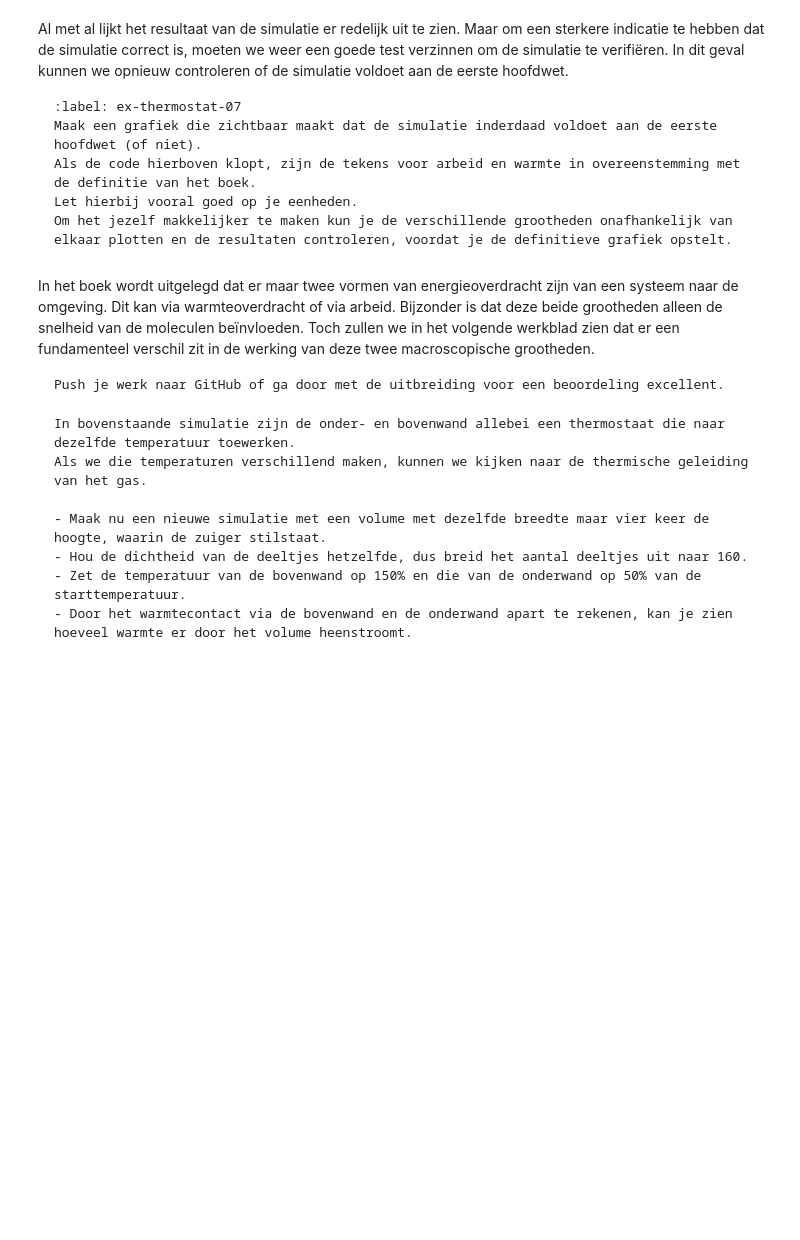
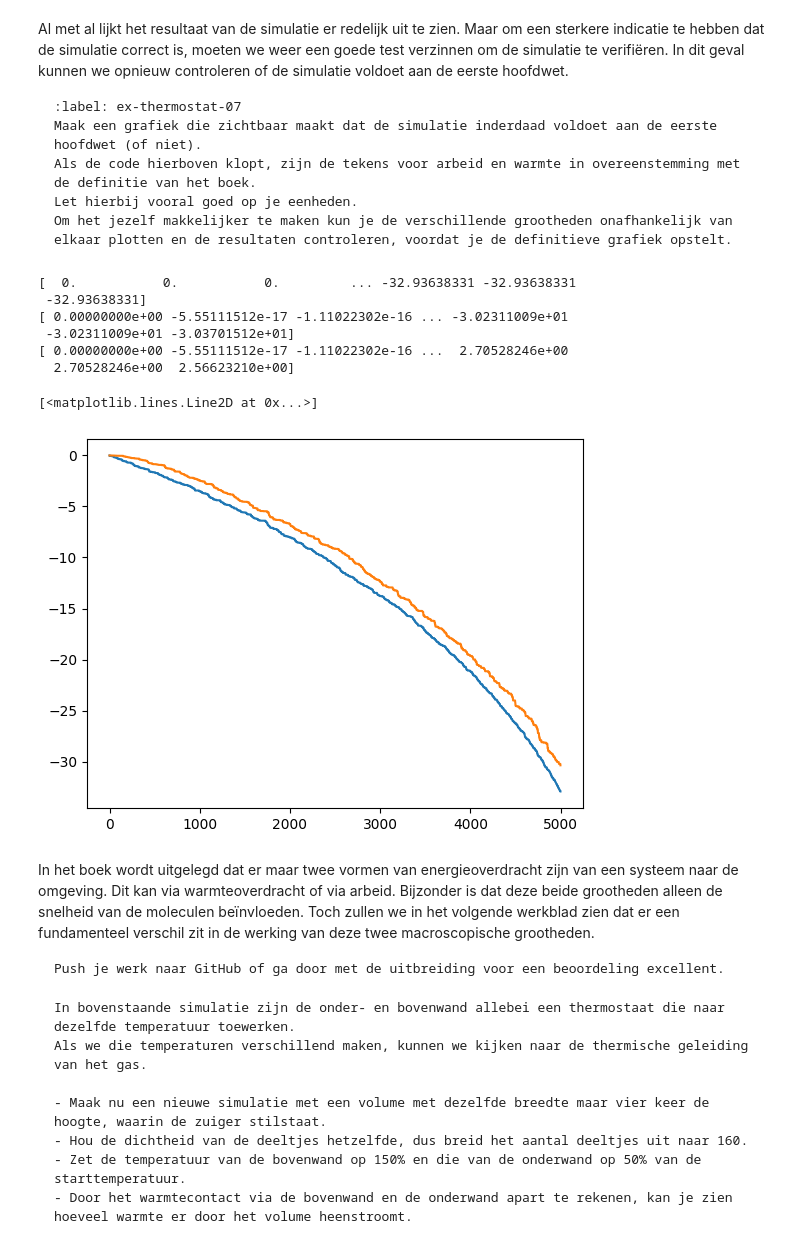
Before and after one commit to arenmeghdadi/314159265358979323846264338, a Jupyter notebook: Content/PySim/8_thermostaat.ipynb, the cells around one changed output. Drawn from its saved outputs; the diff is of its cells as text; code cells hidden in the pictures; blank space fills up the shorter version.

````diff
--- a/Content/PySim/8_thermostaat.ipynb
+++ b/Content/PySim/8_thermostaat.ipynb
@@ -418,6 +418,27 @@ Om het jezelf makkelijker te maken kun je de verschillende grootheden onafhankel
 ```
 # %%
 #your code/answer
+
+
+print(works)
+print(heats)
+print(heats - works)
+plt.figure()
+plt.plot(works)
+plt.plot(heats)
+
+
+# geen idee wat ik nu precies plot op de x as maar in ieder geval de arbeid is praktisch gelijk aan de warmtetransport, wat klopt met
+# de eerste hoofdwet aangezien het verschil in energie bij deze simulatie 0 moet zijn.
+# %% [output]
+[  0.           0.           0.         ... -32.93638331 -32.93638331
+ -32.93638331]
+[ 0.00000000e+00 -5.55111512e-17 -1.11022302e-16 ... -3.02311009e+01
+ -3.02311009e+01 -3.03701512e+01]
+[ 0.00000000e+00 -5.55111512e-17 -1.11022302e-16 ...  2.70528246e+00
+  2.70528246e+00  2.56623210e+00]
+[<matplotlib.lines.Line2D at 0x...>]
+[figure, added]
 # %% [markdown]
 In het boek wordt uitgelegd dat er maar twee vormen van energieoverdracht zijn van een systeem naar de omgeving. Dit kan via warmteoverdracht of via arbeid.
 Bijzonder is dat deze beide grootheden alleen de snelheid van de moleculen beïnvloeden.
````
Also changed, not shown: parts of 5 cells of this notebook.
